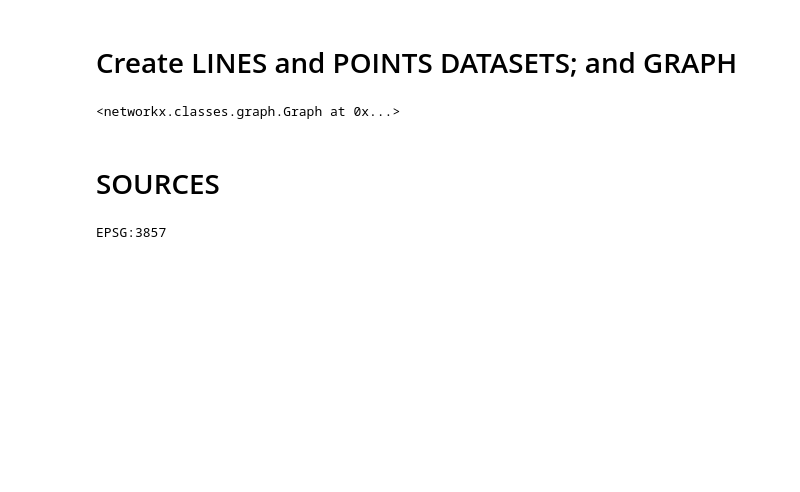
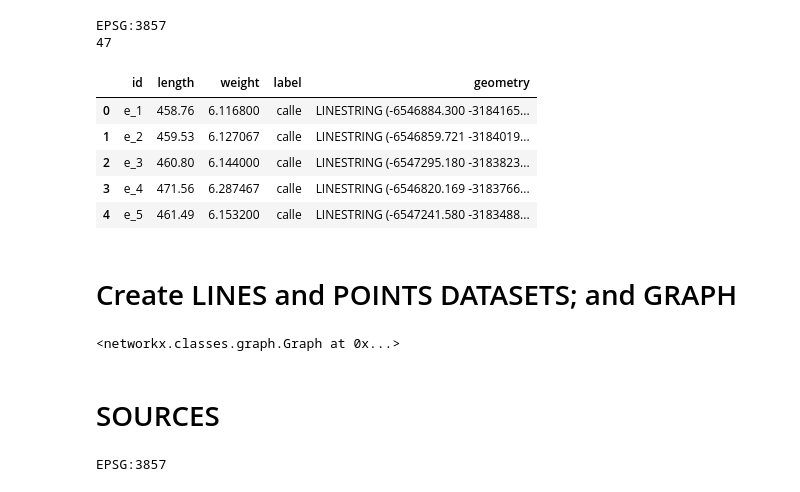
Before and after one commit to DiegoMCastellari/NetAna, a Jupyter notebook: prueba_v2.ipynb, the cells around one changed output. Cells and saved outputs as stored; diff of their text form; code cells hidden in the pictures; blank space fills up the shorter version.

```diff
--- a/prueba_v2.ipynb
+++ b/prueba_v2.ipynb
@@ -16,6 +12,4 @@ import networkx as nx
 # %%
 network_crs = "3857"
 df_streets = gpd.read_file("./notebook/street_resistencia_corrientes_v3.shp")
-
-unary_union_result = df_streets.unary_union.intersection(df_streets.unary_union)
-gpd_lines = gpd.GeoDataFrame([unary_union_result], columns=['geometry'], geometry='geometry').explode(index_parts=False).reset_index(drop=True)
+df_streets = df_streets.dissolve()
@@ -44,2 +21,19 @@ gpd_lines['weight'] = gpd_lines.length
+# %%
+# topology
+df_streets = split_intersecting_lines(df_streets)
+# create network
+gdf_network = create_gdf_network(df_streets, network_crs, v_speed=4.5, v_label='calle')
+print(gdf_network.crs)
+print(len(gdf_network))
+gdf_network.head()
+# %% [output]
+EPSG:3857
+47
+|  | id | length | weight | label | geometry |
+| 0 | e_1 | 458.76 | 6.116800 | calle | LINESTRING (-6546884.300 -3184165... |
+| 1 | e_2 | 459.53 | 6.127067 | calle | LINESTRING (-6546859.721 -3184019... |
+| 2 | e_3 | 460.80 | 6.144000 | calle | LINESTRING (-6547295.180 -3183823... |
+| 3 | e_4 | 471.56 | 6.287467 | calle | LINESTRING (-6546820.169 -3183766... |
+| 4 | e_5 | 461.49 | 6.153200 | calle | LINESTRING (-6547241.580 -3183488... |
 # %% [markdown]
 # Create LINES and POINTS DATASETS; and GRAPH
@@ -93,8 +40,11 @@ def graph_from_gdf(gdf_network, f_weight='weight', v_label=None, v_make_directed
-# %%
-G, gdf_nodes, gdf_edges  = graph_from_gdf(gpd_lines)
-G
-# %% [output]
-<networkx.classes.graph.Graph at 0x...>
+# %%
+G, gdf_nodes, gdf_edges  = graph_from_gdf(gdf_network)
+
+gdf_edges.to_file("./output/pruebas_2025/edges.shp")
+gdf_nodes.to_file("./output/pruebas_2025/nodes.shp")
+G
+# %% [output]
+<networkx.classes.graph.Graph at 0x...>
 # %% [markdown]
 # SOURCES
 # %%
```
Also changed, not shown: parts of 19 cells of this notebook, 10 other files.
